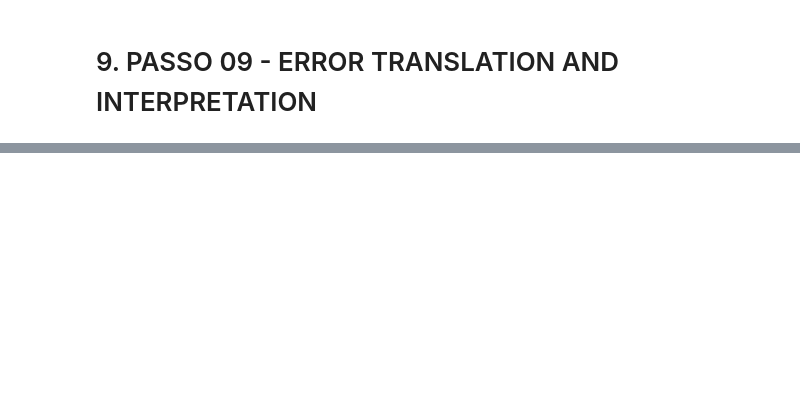
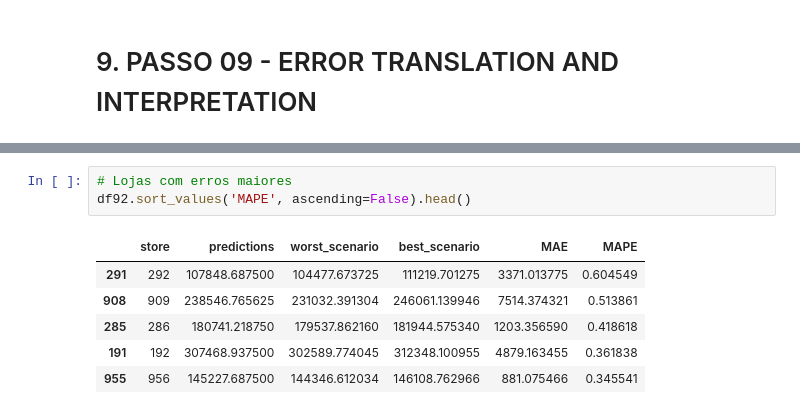
Before and after one commit to paulawehdorn/rossmann_store_sales_prediction, a Jupyter notebook: notebooks/rossmann_stores_sales_prediction.ipynb, the cells around one changed output, grey strips where cells are left out. Saved outputs shown, nothing was run; the diff lists cells and outputs as text; blank space fills up the shorter version.

```diff
--- a/notebooks/rossmann_stores_sales_prediction.ipynb
+++ b/notebooks/rossmann_stores_sales_prediction.ipynb
@@ -1648,0 +1624,10 @@ df2.loc[:,['sales', 'store']].groupby('store').sum().sort_values('sales', ascend
+# %%
+# Lojas com erros maiores
+df92.sort_values('MAPE', ascending=False).head()
+# %% [output]
+|  | store | predictions | worst_scenario | best_scenario | MAE | MAPE |
+| 291 | 292 | 107848.687500 | 104477.673725 | 111219.701275 | 3371.013775 | 0.604549 |
+| 908 | 909 | 238546.765625 | 231032.391304 | 246061.139946 | 7514.374321 | 0.513861 |
+| 285 | 286 | 180741.218750 | 179537.862160 | 181944.575340 | 1203.356590 | 0.418618 |
+| 191 | 192 | 307468.937500 | 302589.774045 | 312348.100955 | 4879.163455 | 0.361838 |
+| 955 | 956 | 145227.687500 | 144346.612034 | 146108.762966 | 881.075466 | 0.345541 |
```
Also changed, not shown: parts of 57 cells of this notebook.
